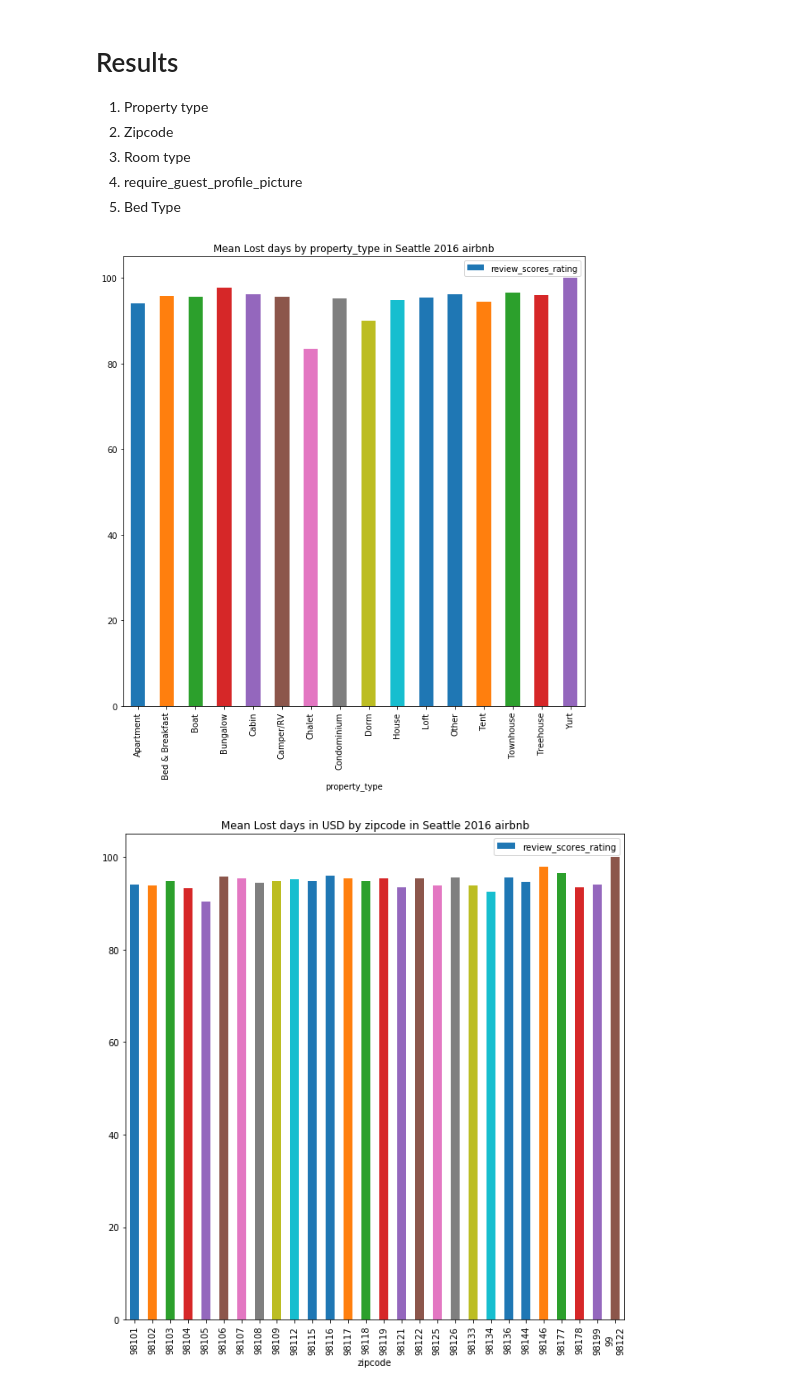
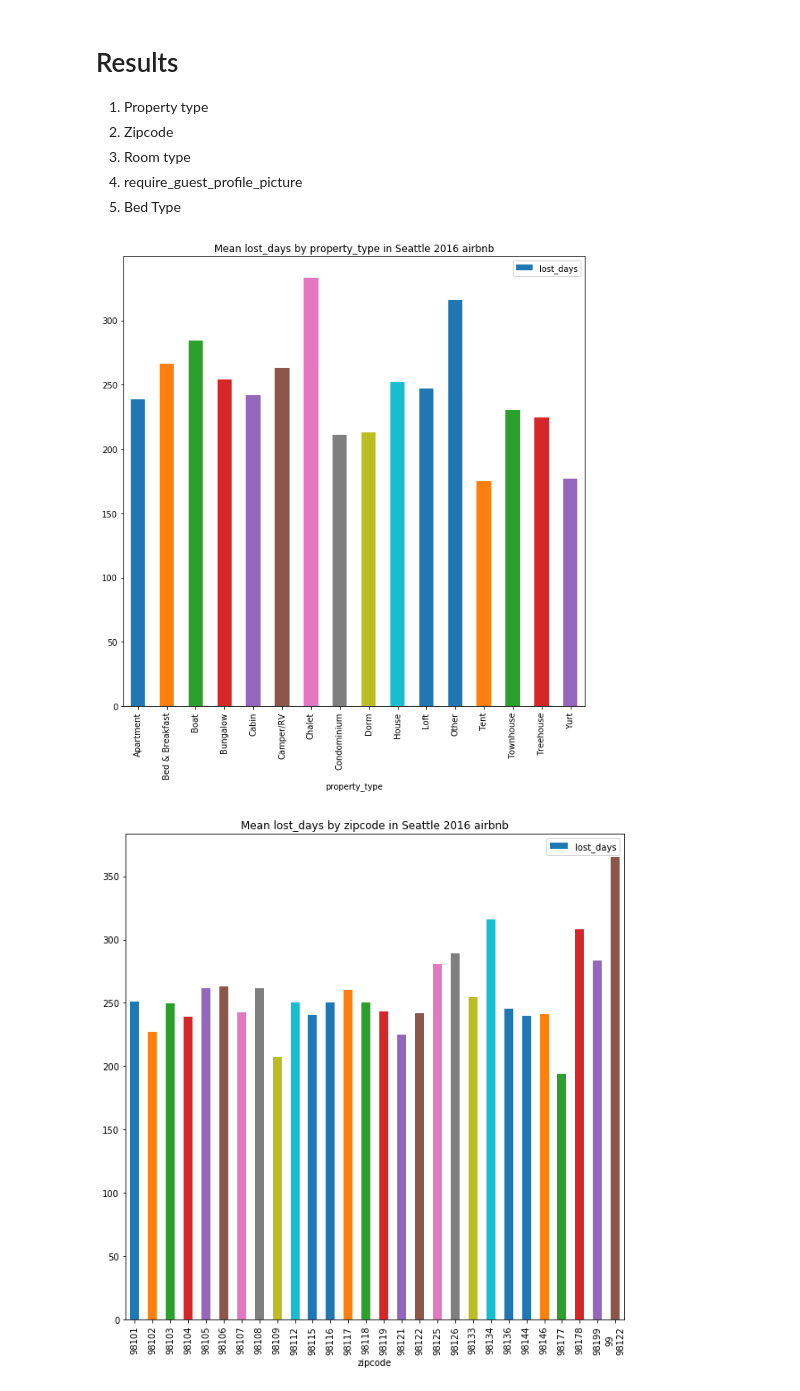
Before and after one commit to shreyasmatade/airbnb-seattle, a Jupyter notebook: dev/seattle_airbnb_analysis_lostdays.ipynb, the cells around one changed output. Drawn from its saved outputs; the diff is of its cells as text; code cells hidden in the pictures.

```diff
--- a/dev/seattle_airbnb_analysis_lostdays.ipynb
+++ b/dev/seattle_airbnb_analysis_lostdays.ipynb
@@ -356,21 +104,12 @@ print(coef_df.head(15))
 3. Room type
 4. require_guest_profile_picture
 5. Bed Type
-# %%
-def plot_by_target(feature):
-    listing_df=merged_df
-    listing_df['lost_days'] = get_float_val(listing_df['lost_days'])
-    listing_df['lost_days'] = listing_df['lost_days'].astype(dtype='float')
-    listing_df = listing_df.dropna(subset=['lost_days'],axis=0)
-    plotg = listing_df.groupby([feature]).review_scores_rating.mean()
-    import matplotlib.pyplot as plt
-    _ = plotg.plot(kind='bar',figsize=(10,10),title='Mean Lost days by ' +feature+ ' in Seattle 2016 airbnb',y= 'Mean Lost days',legend=True)
 # %%
-plot_by_target('property_type')
+plot_by_target(merged_df,'property_type','lost_days')
 # %% [output]
-[figure, old version]
+[figure, new version]
 # %%
-plot_by_target('zipcode')
+plot_by_target(merged_df,'zipcode','lost_days')
 # %% [output]
-[figure, old version]
+[figure, new version]
 # %%
```
Also changed, not shown: parts of 10 cells of this notebook, 6 other files.
